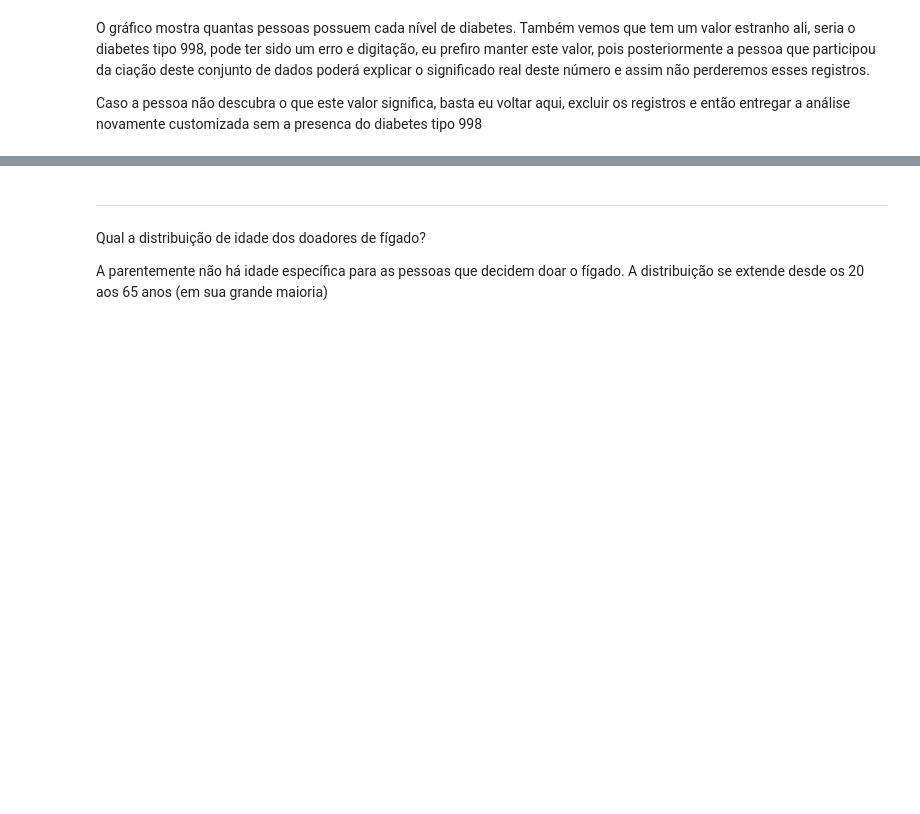
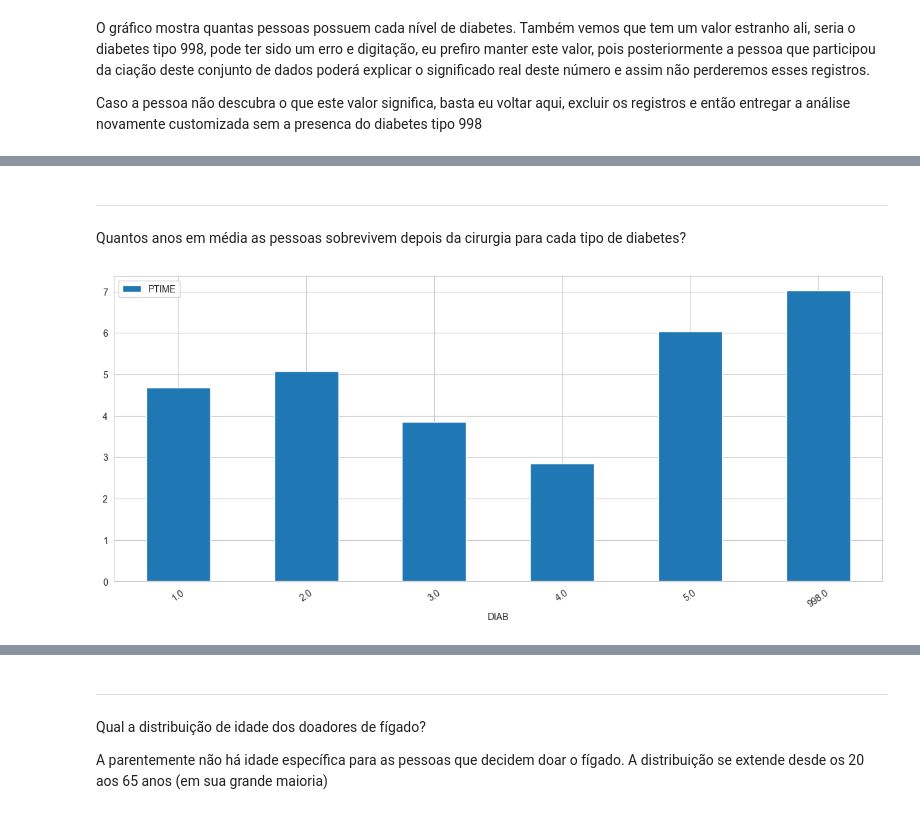
Before and after one commit to bruno-valero/Health_Analytics, a Jupyter notebook: Health_Analytics.ipynb, the cells around one changed output, grey strips where cells are left out. Saved outputs shown, nothing was run; the diff lists cells and outputs as text; code cells hidden in the pictures; blank space fills up the shorter version.

```diff
--- a/Health_Analytics.ipynb
+++ b/Health_Analytics.ipynb
@@ -315,0 +342,13 @@ plt.show();
+# %% [markdown]
+---
+Quantos anos em média as pessoas sobrevivem depois da cirurgia para cada tipo de diabetes?
+# %%
+diab_ptime = ds.groupby('DIAB').agg({'PTIME':'mean'}) / 365
+diab_ptime.reset_index(inplace = True)
+# xlabels = diab_ps['DIAB'].map(lambda x: 6 if x == 998 else x)
+# xlabels_values = ['', '1', '2', '3', '4', '5', '998']
+diab_ptime.plot.bar('DIAB', 'PTIME', figsize = (15,6))
+plt.xticks(rotation = 35)
+plt.show();
+# %% [output]
+[figure, added]
```
Also changed, not shown: parts of 14 cells of this notebook.
